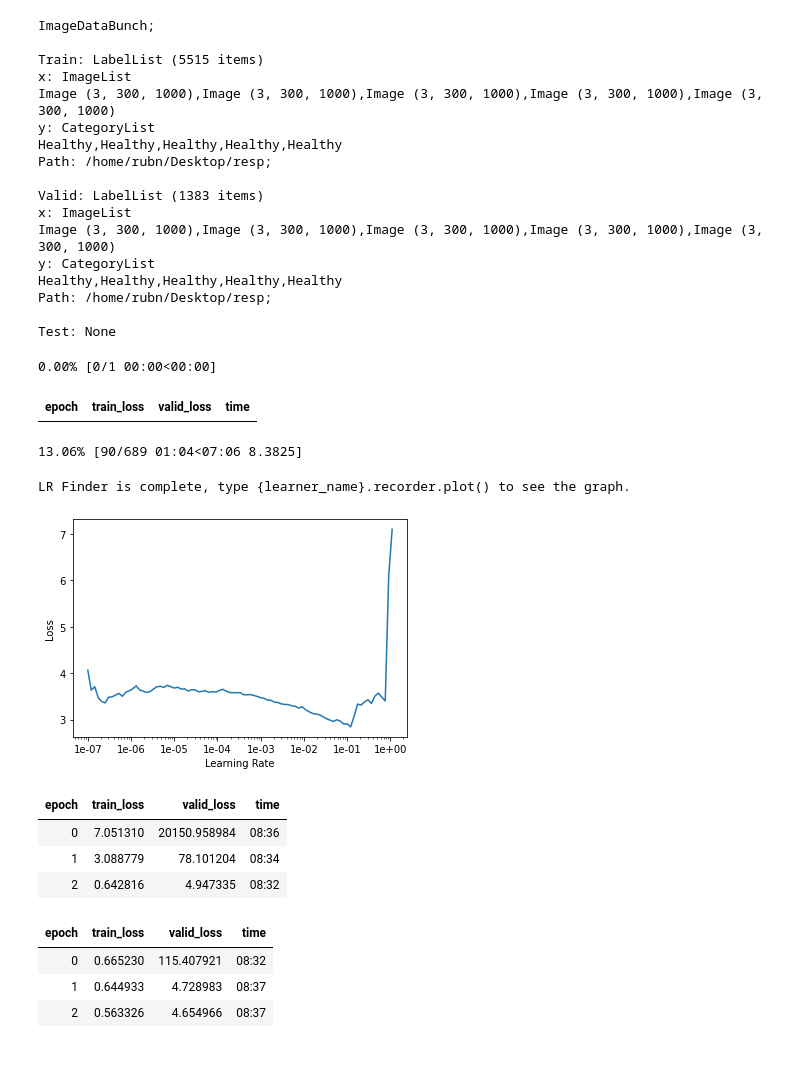
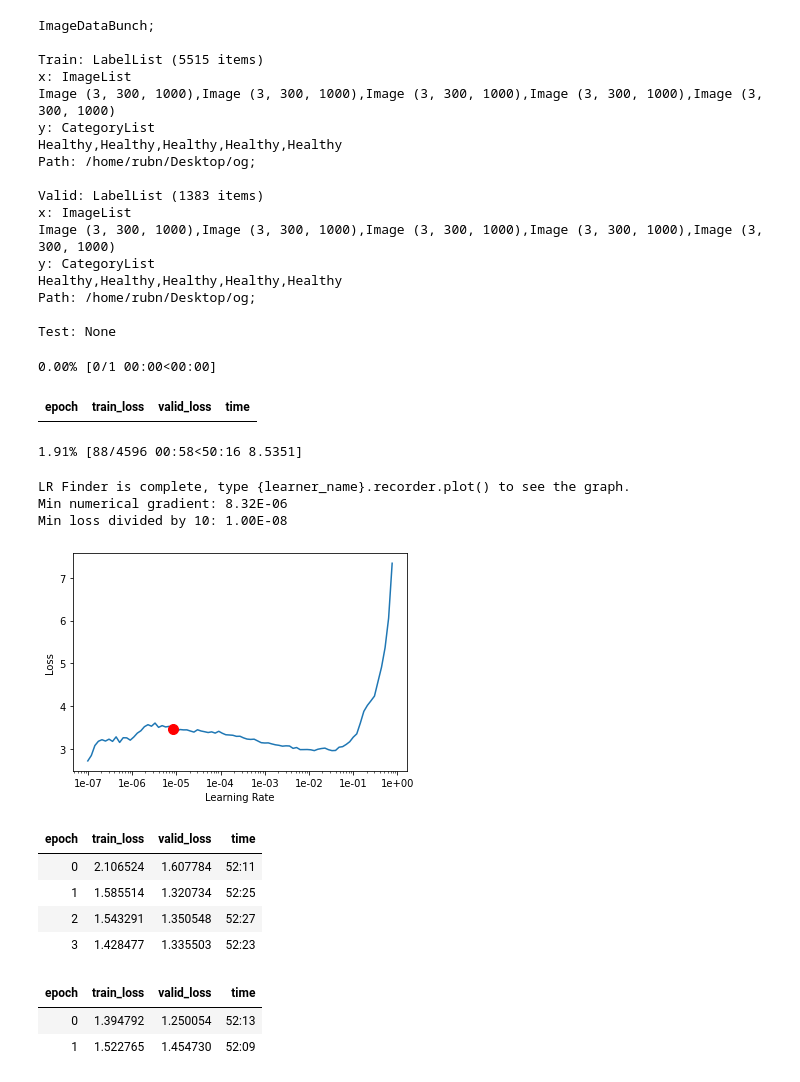
Before and after one commit to okpoEkpenyong/FACO-WORKS, a Jupyter notebook: Disease Model/Disease Model.ipynb, the cells around one changed output. Saved outputs shown, nothing was run; the diff lists cells and outputs as text; code cells hidden in the pictures.

```diff
--- a/Disease Model/Disease Model.ipynb
+++ b/Disease Model/Disease Model.ipynb
@@ -9,5 +8,5 @@ import shutil
 # %%
-path = Path('/home/rubn/Desktop/resp')
+path = Path('/home/rubn/Desktop/og')
 # %%
 dx = ImageList.from_folder(path).split_by_folder(train='train', valid='val').label_from_folder().databunch().normalize(imagenet_stats)
 # %%
@@ -20,27 +19,29 @@ x: ImageList
 Image (3, 300, 1000),Image (3, 300, 1000),Image (3, 300, 1000),Image (3, 300, 1000),Image (3, 300, 1000)
 y: CategoryList
 Healthy,Healthy,Healthy,Healthy,Healthy
-Path: /home/rubn/Desktop/resp;
+Path: /home/rubn/Desktop/og;
 
 Valid: LabelList (1383 items)
 x: ImageList
 Image (3, 300, 1000),Image (3, 300, 1000),Image (3, 300, 1000),Image (3, 300, 1000),Image (3, 300, 1000)
 y: CategoryList
 Healthy,Healthy,Healthy,Healthy,Healthy
-Path: /home/rubn/Desktop/resp;
+Path: /home/rubn/Desktop/og;
 
 Test: None
 # %%
-learn = cnn_learner(dx, models.vgg19_bn)
+learn = cnn_learner(dx, models.vgg19_bn, callback_fns=[OverSamplingCallback])
 # %%
 learn.data.batch_size = 8
 # %%
-#learn.lr_find()
-#learn.recorder.plot(skip_start=0, skip_end=2)
+learn.lr_find()
+learn.recorder.plot(skip_start=0, skip_end=2, suggestion=True)
 # %% [output]
 0.00% [0/1 00:00<00:00]
 | epoch | train_loss | valid_loss | time |
-13.06% [90/689 01:04<07:06 8.3825]
+1.91% [88/4596 00:58<50:16 8.5351]
 LR Finder is complete, type {learner_name}.recorder.plot() to see the graph.
+Min numerical gradient: 8.32E-06
+Min loss divided by 10: 1.00E-08
-[figure, old version]
+[figure, new version]
 # %%
@@ -48,19 +49,19 @@ lr = 1e-01
 # %%
-learn.fit_one_cycle(3, slice(lr))
+learn.fit_one_cycle(4, slice(lr))
 # %% [output]
 | epoch | train_loss | valid_loss | time |
-| 0 | 7.051310 | 20150.958984 | 08:36 |
-| 1 | 3.088779 | 78.101204 | 08:34 |
-| 2 | 0.642816 | 4.947335 | 08:32 |
+| 0 | 2.106524 | 1.607784 | 52:11 |
+| 1 | 1.585514 | 1.320734 | 52:25 |
+| 2 | 1.543291 | 1.350548 | 52:27 |
+| 3 | 1.428477 | 1.335503 | 52:23 |
 # %%
 learn.unfreeze()
 learn.freeze_to(3)
-learn.fit_one_cycle(3, max_lr=slice(lr/100, lr/10))
+learn.fit_one_cycle(2, max_lr=slice(lr/100, lr/10))
 # %% [output]
 | epoch | train_loss | valid_loss | time |
-| 0 | 0.665230 | 115.407921 | 08:32 |
-| 1 | 0.644933 | 4.728983 | 08:37 |
-| 2 | 0.563326 | 4.654966 | 08:37 |
+| 0 | 1.394792 | 1.250054 | 52:13 |
+| 1 | 1.522765 | 1.454730 | 52:09 |
 # %%
 preds,y,losses = learn.get_preds(with_loss=True)
 interp = ClassificationInterpretation(learn, preds, y, losses)
```
Also changed, not shown: parts of 3 cells of this notebook, 1 other file.
